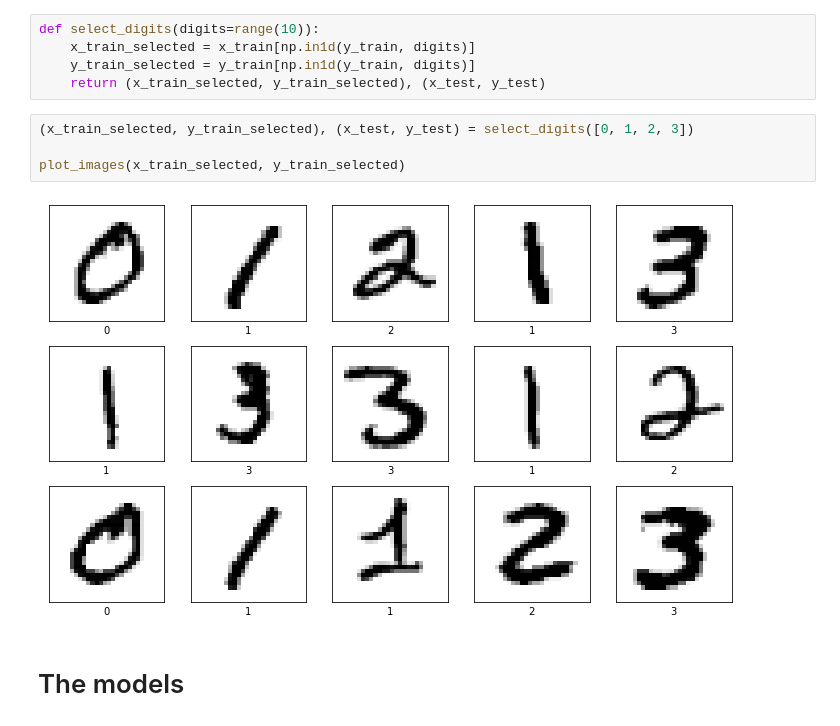
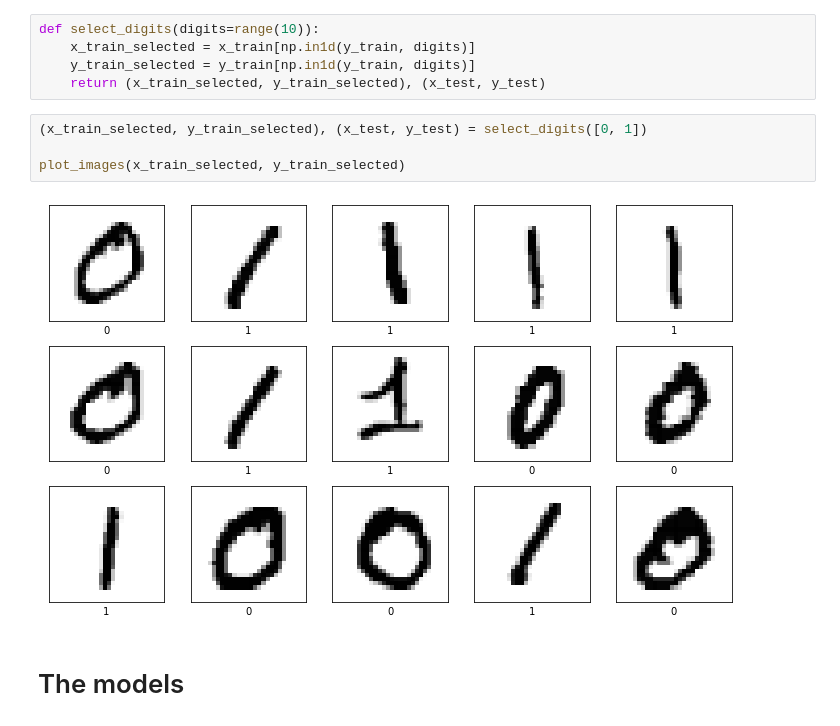
Before and after one commit to andraskohlmann/knowledge_transfer, a Jupyter notebook: Morals of knowledge transfer.ipynb, the cells around one changed output. Saved outputs shown, nothing was run; the diff lists cells and outputs as text.

```diff
--- a/Morals of knowledge transfer.ipynb
+++ b/Morals of knowledge transfer.ipynb
@@ -37,11 +38,11 @@ def select_digits(digits=range(10)):
     y_train_selected = y_train[np.in1d(y_train, digits)]
     return (x_train_selected, y_train_selected), (x_test, y_test)
 # %%
-(x_train_selected, y_train_selected), (x_test, y_test) = select_digits([0, 1, 2, 3])
+(x_train_selected, y_train_selected), (x_test, y_test) = select_digits([0, 1])
 
 plot_images(x_train_selected, y_train_selected)
 # %% [output]
-[figure, old version]
+[figure, new version]
 # %% [markdown]
 # The models
 # %% [markdown]
```
Also changed, not shown: parts of 24 cells of this notebook.
